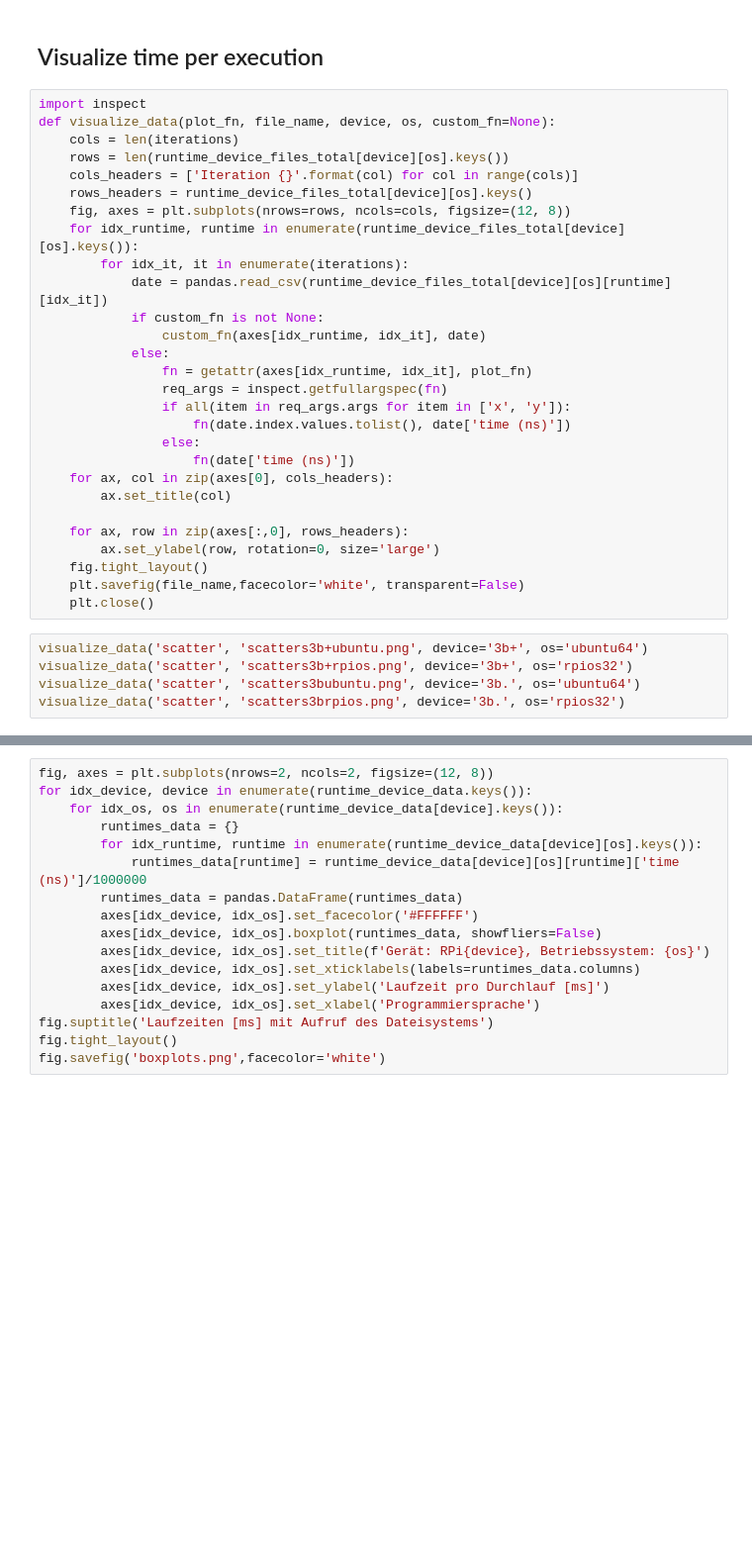
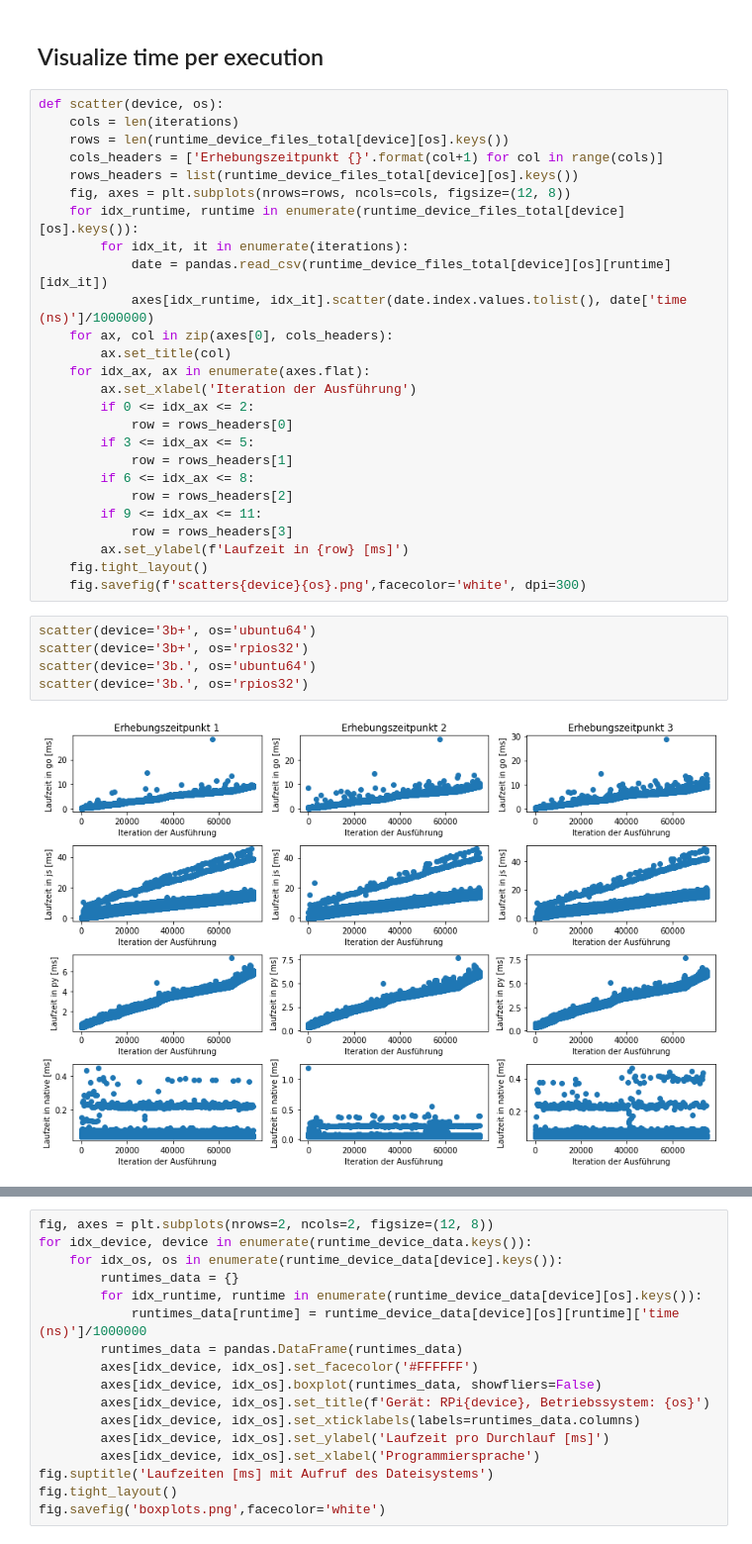
Before and after one commit to proohit/nodejs-rust, a Jupyter notebook: analysis.ipynb, the cells around one changed output, grey strips where cells are left out. Shown: that part at 99% size. Saved outputs shown, nothing was run; the diff lists cells and outputs as text; blank space fills up the shorter version.

Commit message:
improved scatterplots with labels

```diff
--- a/analysis.ipynb
+++ b/analysis.ipynb
@@ -65,35 +65,35 @@ for device in runtime_device_files_total.keys():
 # %% [markdown]
 ## Visualize time per execution
 # %%
-import inspect
-def visualize_data(plot_fn, file_name, device, os, custom_fn=None):
+def scatter(device, os):
     cols = len(iterations)
     rows = len(runtime_device_files_total[device][os].keys())
-    cols_headers = ['Iteration {}'.format(col) for col in range(cols)]
-    rows_headers = runtime_device_files_total[device][os].keys()
+    cols_headers = ['Erhebungszeitpunkt {}'.format(col+1) for col in range(cols)]
+    rows_headers = list(runtime_device_files_total[device][os].keys())
     fig, axes = plt.subplots(nrows=rows, ncols=cols, figsize=(12, 8))
     for idx_runtime, runtime in enumerate(runtime_device_files_total[device][os].keys()):
         for idx_it, it in enumerate(iterations):
             date = pandas.read_csv(runtime_device_files_total[device][os][runtime][idx_it])
-            if custom_fn is not None:
-                custom_fn(axes[idx_runtime, idx_it], date)
-            else:
-                fn = getattr(axes[idx_runtime, idx_it], plot_fn)
-                req_args = inspect.getfullargspec(fn)
-                if all(item in req_args.args for item in ['x', 'y']):
-                    fn(date.index.values.tolist(), date['time (ns)'])
-                else:
-                    fn(date['time (ns)'])
+            axes[idx_runtime, idx_it].scatter(date.index.values.tolist(), date['time (ns)']/1000000)
     for ax, col in zip(axes[0], cols_headers):
         ax.set_title(col)
-
-    for ax, row in zip(axes[:,0], rows_headers):
-        ax.set_ylabel(row, rotation=0, size='large')
+    for idx_ax, ax in enumerate(axes.flat):
+        ax.set_xlabel('Iteration der Ausführung')
+        if 0 <= idx_ax <= 2:
+            row = rows_headers[0]
+        if 3 <= idx_ax <= 5:
+            row = rows_headers[1]
+        if 6 <= idx_ax <= 8:
+            row = rows_headers[2]
+        if 9 <= idx_ax <= 11:
+            row = rows_headers[3]
+        ax.set_ylabel(f'Laufzeit in {row} [ms]')
     fig.tight_layout()
-    plt.savefig(file_name,facecolor='white', transparent=False)
-    plt.close()
+    fig.savefig(f'scatters{device}{os}.png',facecolor='white', dpi=300)
 # %%
-visualize_data('scatter', 'scatters3b+ubuntu.png', device='3b+', os='ubuntu64')
-visualize_data('scatter', 'scatters3b+rpios.png', device='3b+', os='rpios32')
-visualize_data('scatter', 'scatters3bubuntu.png', device='3b.', os='ubuntu64')
-visualize_data('scatter', 'scatters3brpios.png', device='3b.', os='rpios32')
+scatter(device='3b+', os='ubuntu64')
+scatter(device='3b+', os='rpios32')
+scatter(device='3b.', os='ubuntu64')
+scatter(device='3b.', os='rpios32')
+# %% [output]
+[figure, added]
```
Also changed, not shown: parts of 1 cell of this notebook.
